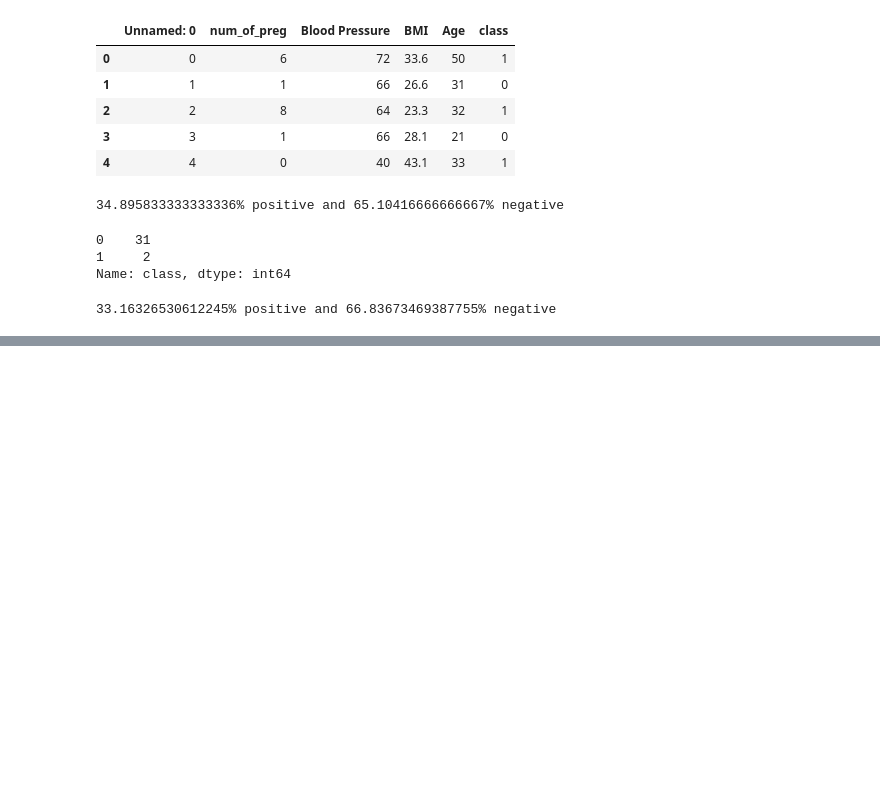
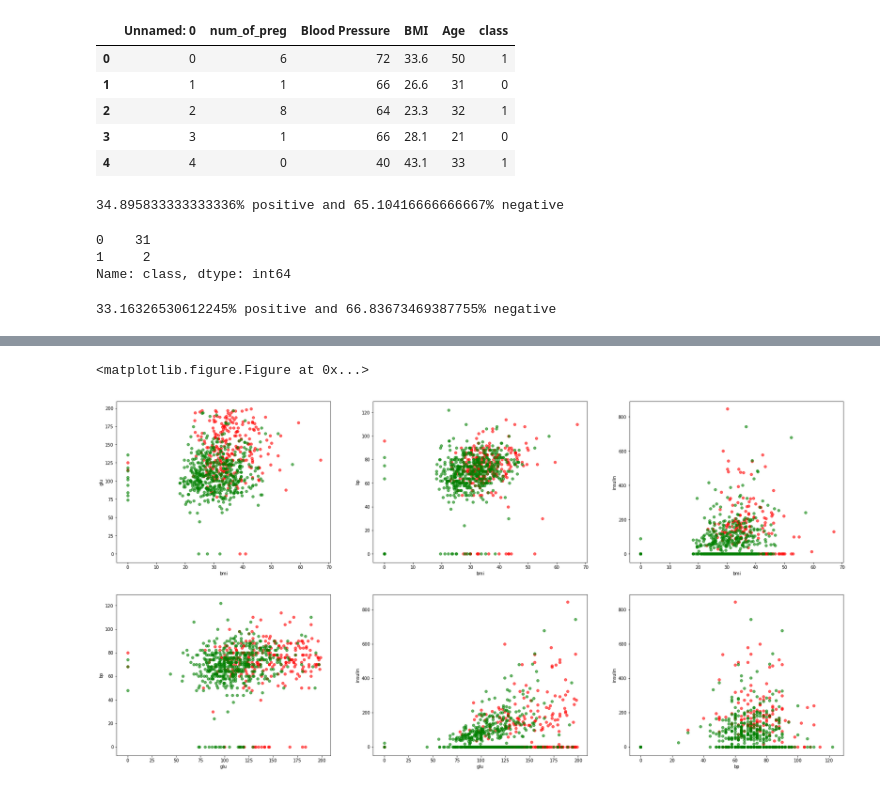
Before and after one commit to thezillion/diabetes-detection, a Jupyter notebook: vis/Visualization.ipynb, the cells around one changed output, grey strips where cells are left out. Saved outputs shown, nothing was run; the diff lists cells and outputs as text; code cells hidden in the pictures; blank space fills up the shorter version.

```diff
--- a/vis/Visualization.ipynb
+++ b/vis/Visualization.ipynb
@@ -91,0 +80,17 @@ FileNotFoundError: [Errno 2] No such file or directory: 'test.csv'
+# %%
+plt.clf()
+plt.figure(figsize=(30,15))
+import itertools
+axes = itertools.combinations(['bmi','glu','bp','insulin'],2)
+for i,a in enumerate(axes):
+    plt.subplot(230+i+1)
+    plt.xlabel(a[0])
+    plt.ylabel(a[1])
+
+    plt.scatter(x=df.loc[df['class'] == 1][a[0]],y=df.loc[df['class'] == 1][a[1]],c='r',alpha=0.6)
+    plt.scatter(x=df.loc[df['class'] == 0][a[0]],y=df.loc[df['class'] == 0][a[1]],c='g',alpha=0.6)
+
+plt.show()
+# %% [output]
+<matplotlib.figure.Figure at 0x...>
+[figure, added]
```
Also changed, not shown: parts of 4 cells of this notebook.
